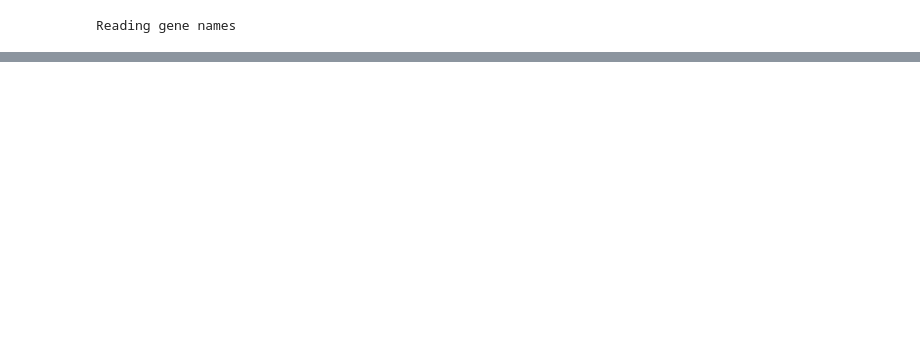
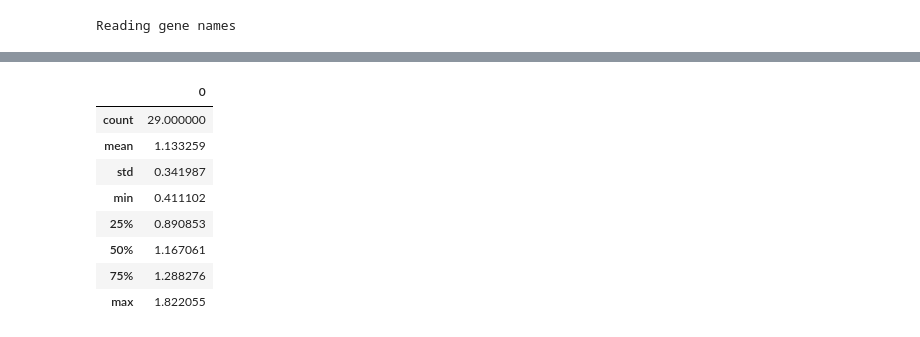
Before and after one commit to boldip/qf, a Jupyter notebook: src/work-caterinaStefano.ipynb, the cells around one changed output, grey strips where cells are left out. Drawn from its saved outputs; the diff is of its cells as text; code cells hidden in the pictures; blank space fills up the shorter version.

Commit message:
Experiment

```diff
--- a/src/work-caterinaStefano.ipynb
+++ b/src/work-caterinaStefano.ipynb
@@ -74,7 +78,7 @@ def relationsFromFile(dataDirectory, organism, pathwayID):
         Given a pathway file (specified by a root dataDirectory, the name of the organism subdirectory, and the name
         of the file [organism+pathwayID.xml]), reads it and returns the list of its relations.
     """
-    pathway = KGML_parser.read(open(os.path.join(dataDirectory, organism, organism+pathwayID+".xml"), "r"))
+    pathway = pathwayFromFile(dataDirectory, organism, pathwayID)
     return relationsFromKEGGpathway(pathway)
 # %%
 def relationsForSuperpathway(dataDirectory, organism, superpathwayDict, superpathway):
@@ -165,7 +169,7 @@ def search_gene_KEGG(geneID):
     return names
 # %%
 rel = relationsForSuperpathway(dataDirectory, organism, superpathwayDict, superpathway)
-elemnt2id, id2element, block2id, id2block = indices(rel)
+element2id, id2element, block2id, id2block = indices(rel)
 subtype2color = subtypes(rel)
 elements = list(set.union(*[can2set(k) for k in element2id.keys()]))
 # %%
@@ -241 +278,52 @@ for node in G.nodes():
+# %%
+def nsd(d, ks, rep=1000):
+    """
+        Given a map d (whose values are floats or nans) and a set of keys ks:
+        1) compute sd(d, ks) (the standard deviation of the values corresponding to ks, ignoring nans)
+        2) compare this with the sd of sets of keys of the same size as ks, but drawn at random
+        The experiment (2) is repeated rep times and the non-nan results are averaged.
+        The ratio between (1) and the average resulting from (2) is returned.
+        Values larger/smaller than 1 mean "more overexpressed/underexpress than the average"
+    """
+    sigma, k = sd(d, ks)
+    if sigma == 0:
+        return 1
+    v = 0
+    keys = list(d.keys())
+    for i in range(rep):
+        smpl = random.sample(keys, len(ks))
+        ss, kk = sd(d, smpl)
+        #print(f"Trying with sample {smpl}, got {ss}")
+        if not np.isnan(ss):
+            v += ss
+    sigma0 = v / i
+    return sigma/sigma0
+# %%
+from collections import defaultdict
+
+healthy = defaultdict(list)
+diseased = defaultdict(list)
+
+for patient in patients:
+    m=mapTranscrToG(G, node2columns, genes, patient)
+    ma=mapToAvg(m)
+    for k in set(cc.values()):
+        fibre = [x for x in cc.keys() if cc[x]==k]
+        if len(fibre) > 1:
+            if patient2class[patient] == "healthy":
+                healthy[k] +=[nsd(ma, fibre)]
+            else:
+                diseased[k] += [nsd(ma, fibre)]
+# %%
+pd.DataFrame(healthy[61]).describe()
+# %% [output]
+|  | 0 |
+| count | 29.000000 |
+| mean | 1.133259 |
+| std | 0.341987 |
+| min | 0.411102 |
+| 25% | 0.890853 |
+| 50% | 1.167061 |
+| 75% | 1.288276 |
+| max | 1.822055 |
 # %%
```
Also changed, not shown: parts of 28 cells of this notebook.
